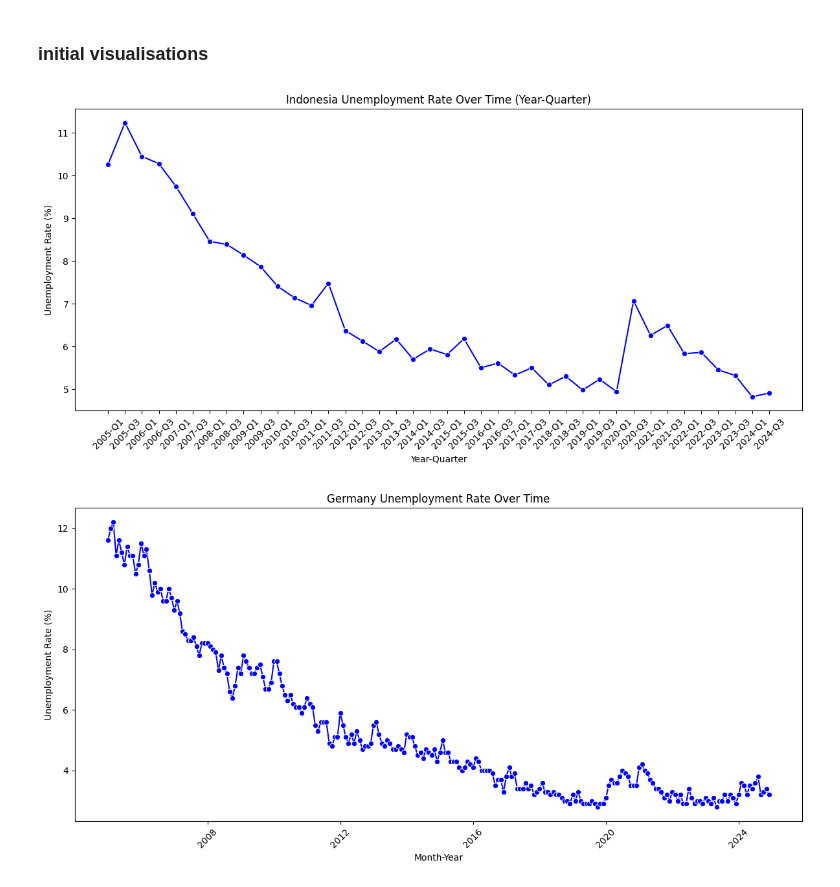
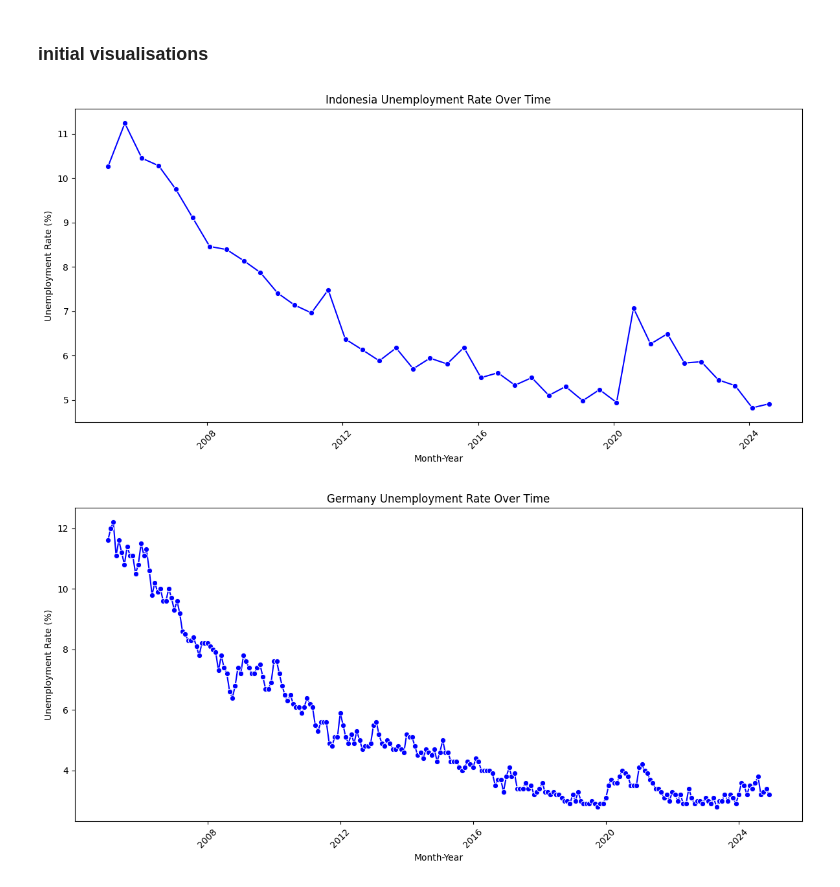
Before and after one commit to imajirzl/thesis-unemployment-rate, a Jupyter notebook: analysis/cleaning_and_eda.ipynb, the cells around one changed output. Saved outputs shown, nothing was run; the diff lists cells and outputs as text; code cells hidden in the pictures.

Commit message:
change df to be uniform format

```diff
--- a/analysis/cleaning_and_eda.ipynb
+++ b/analysis/cleaning_and_eda.ipynb
@@ -14,6 +14,15 @@ df_oecd['Time_Period'] = pd.to_datetime(df_oecd['Time_Period'], format='%Y-%m')
 # %%
 df_deu = df_oecd[(df_oecd['Country'] == 'DEU')]
 df_usa = df_oecd[(df_oecd['Country'] == 'USA')]
+# %%
+# Convert df_ind to match the OECD format
+df_ind['Time_Period'] = df_ind['Year'].astype(str) + '-' + df_ind['Quarter'].map({'Q1': '02', 'Q3': '08'})
+df_ind['Country'] = 'IND'  # Add country column
+df_ind.rename(columns={'Unemployment Rate': 'Unemployment_Rate'}, inplace=True)
+
+# Select only the relevant columns
+df_ind = df_ind[['Country', 'Time_Period', 'Unemployment_Rate']]
+df_ind['Time_Period'] = pd.to_datetime(df_ind['Time_Period'], format='%Y-%m')
 # %% [markdown]
 ### descriptive statistics
 # %%
@@ -55,7 +64,7 @@ df_usa.describe()
 # %% [markdown]
 ### select time period
 # %%
-select_df_ind = df_ind[df_ind['Year'] >= 2005]
+select_df_ind = df_ind[df_ind['Time_Period'].dt.year >= 2005]
 select_df_deu = df_deu[df_deu['Time_Period'].dt.year >= 2005]
 select_df_usa = df_usa[df_usa['Time_Period'].dt.year >= 2005]
 # %%
@@ -124,15 +133,13 @@ def plot_time_series(df, x, y, hue=None, title=None, xlabel=None, ylabel=None, r
         plt.ylabel(ylabel)
     plt.tight_layout()
     plt.show()
-# %%
-select_df_ind['Time_Period'] = select_df_ind['Year'].astype(str) + '-' + select_df_ind['Quarter'].astype(str)
 # %%
-plot_time_series(select_df_ind, x="Time_Period", y="Unemployment Rate",
-                 title="Indonesia Unemployment Rate Over Time (Year-Quarter)",
-                 xlabel="Year-Quarter", ylabel="Unemployment Rate (%)",
+plot_time_series(select_df_ind, x="Time_Period", y="Unemployment_Rate",
+                 title="Indonesia Unemployment Rate Over Time",
+                 xlabel="Month-Year", ylabel="Unemployment Rate (%)",
                  marker="o", color='blue')
 # %% [output]
-[figure, old version]
+[figure, new version]
 # %%
 plot_time_series(select_df_deu, x="Time_Period", y="Unemployment_Rate",
                  title="Germany Unemployment Rate Over Time",
```
Also changed, not shown: parts of 4 cells of this notebook.
